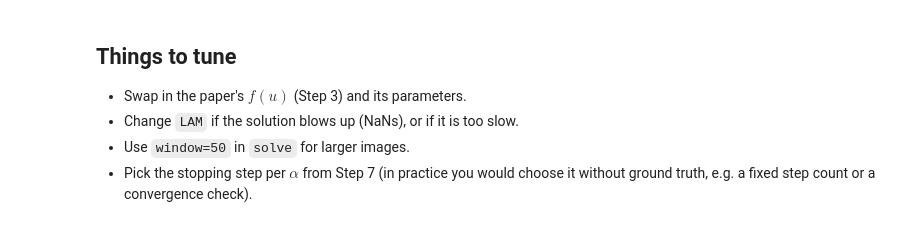
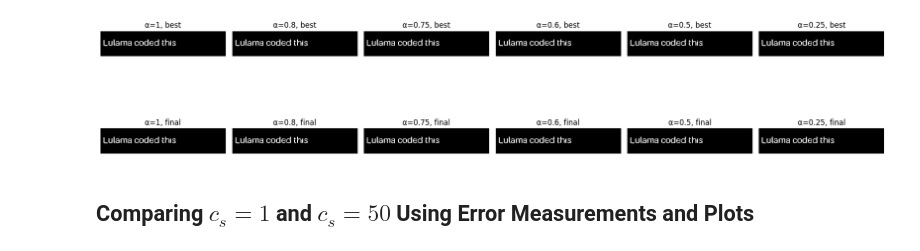
Before and after one commit to SimphiweRasenyalo/CDE-Assignment, a Jupyter notebook: frac_diffusion_colab.ipynb, the cells around one changed output. Cells and saved outputs as stored; diff of their text form; code cells hidden in the pictures.

```diff
--- a/frac_diffusion_colab.ipynb
+++ b/frac_diffusion_colab.ipynb
@@ -143,15 +240,23 @@ plt.show()
 # %%
-fig, axes = plt.subplots(2, len(alphas), figsize=(3*len(alphas), 6))
+
+fig, axes = plt.subplots(2, len(alphas), figsize=(3 * len(alphas), 6))
+
 for j, a in enumerate(alphas):
-    traj, errs = results[a]
-    best = errs.argmin()
-    axes[0, j].imshow(traj[best] > 0.5, cmap="gray"); axes[0, j].set_title(f"a={a}, best (step {best})")
-    axes[1, j].imshow(traj[-1] > 0.5, cmap="gray");   axes[1, j].set_title(f"a={a}, final")
-    axes[0, j].axis("off"); axes[1, j].axis("off")
-plt.tight_layout(); plt.show()
+    traj, errors = results[a]
+    best = np.argmin(errors)
+
+    axes[0, j].imshow(traj[best] > 0.5, cmap="gray")
+    axes[0, j].set_title(f"α={a}, best")
+
+    axes[1, j].imshow(traj[-1] > 0.5, cmap="gray")
+    axes[1, j].set_title(f"α={a}, final")
+
+    axes[0, j].axis("off")
+    axes[1, j].axis("off")
+
+plt.tight_layout()
+plt.show()
+# %% [output]
+[figure, added]
-# %% [markdown]
-## Things to tune
-- Swap in the paper's $f(u)$ (Step 3) and its parameters.
-- Change `LAM` if the solution blows up (NaNs), or if it is too slow.
-- Use `window=50` in `solve` for larger images.
-- Pick the stopping step per $\alpha$ from Step 7 (in practice you would choose it without ground truth, e.g. a fixed step count or a convergence check).
+# %% [markdown]
+## Comparing $c_s = 1$ and $c_s = 50$ Using Error Measurements and Plots
```
Also changed, not shown: parts of 26 cells of this notebook.
